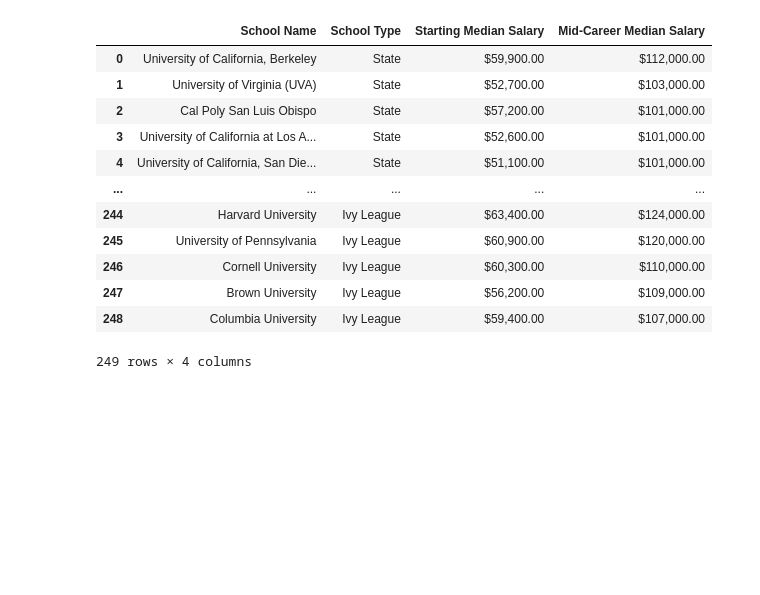
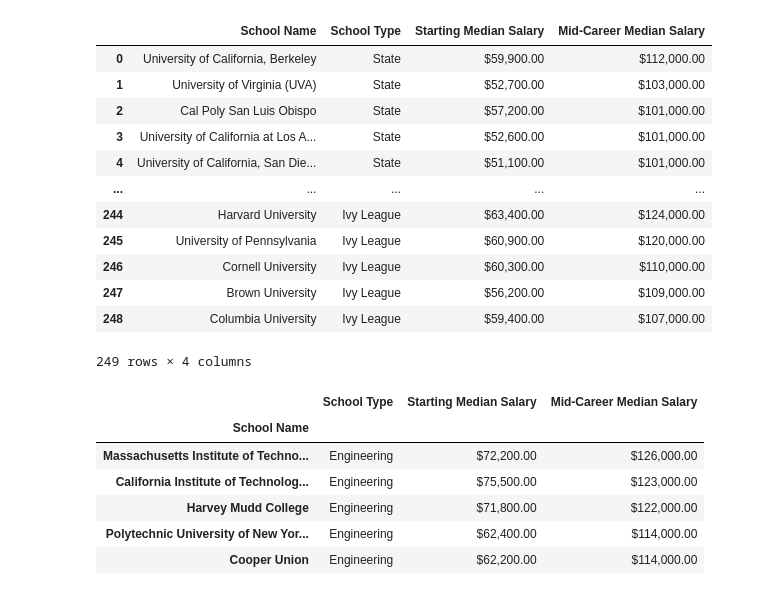
Before and after one commit to TomaszBury/The-ultimate-pandas-bootcamp-advanced-python-data-analysis, a Jupyter notebook: section_06/148.ipynb, the cells around one changed output. Cells and saved outputs as stored; diff of their text form; code cells hidden in the pictures; blank space fills up the shorter version.

```diff
--- a/section_06/148.ipynb
+++ b/section_06/148.ipynb
@@ -309,0 +313,10 @@ pd.concat(dfs, ignore_index=True).drop_duplicates(subset=['School Name'])
+# %%
+eng2.head()
+# %% [output]
+|  | School Type | Starting Median Salary | Mid-Career Median Salary |
+| School Name |  |  |  |
+| Massachusetts Institute of Techno... | Engineering | $72,200.00 | $126,000.00 |
+| California Institute of Technolog... | Engineering | $75,500.00 | $123,000.00 |
+| Harvey Mudd College | Engineering | $71,800.00 | $122,000.00 |
+| Polytechnic University of New Yor... | Engineering | $62,400.00 | $114,000.00 |
+| Cooper Union | Engineering | $62,200.00 | $114,000.00 |
```
Also changed, not shown: parts of 8 cells of this notebook, 1 other file.
